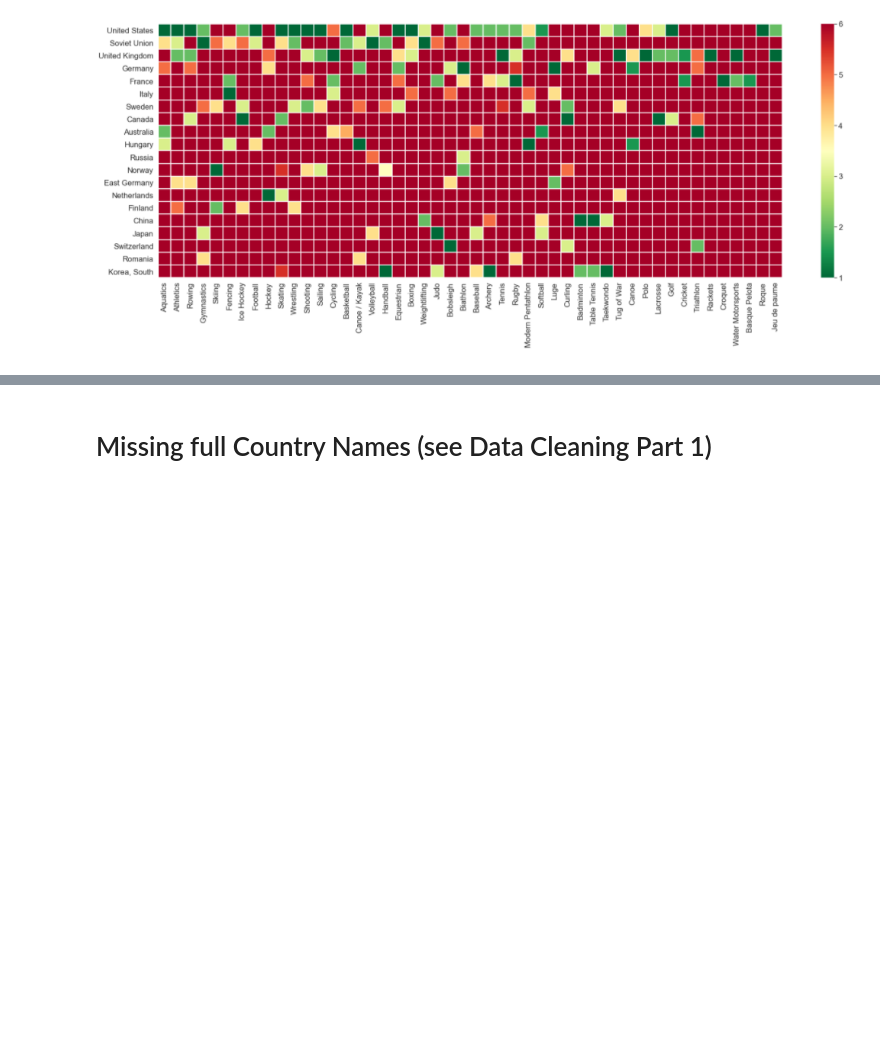
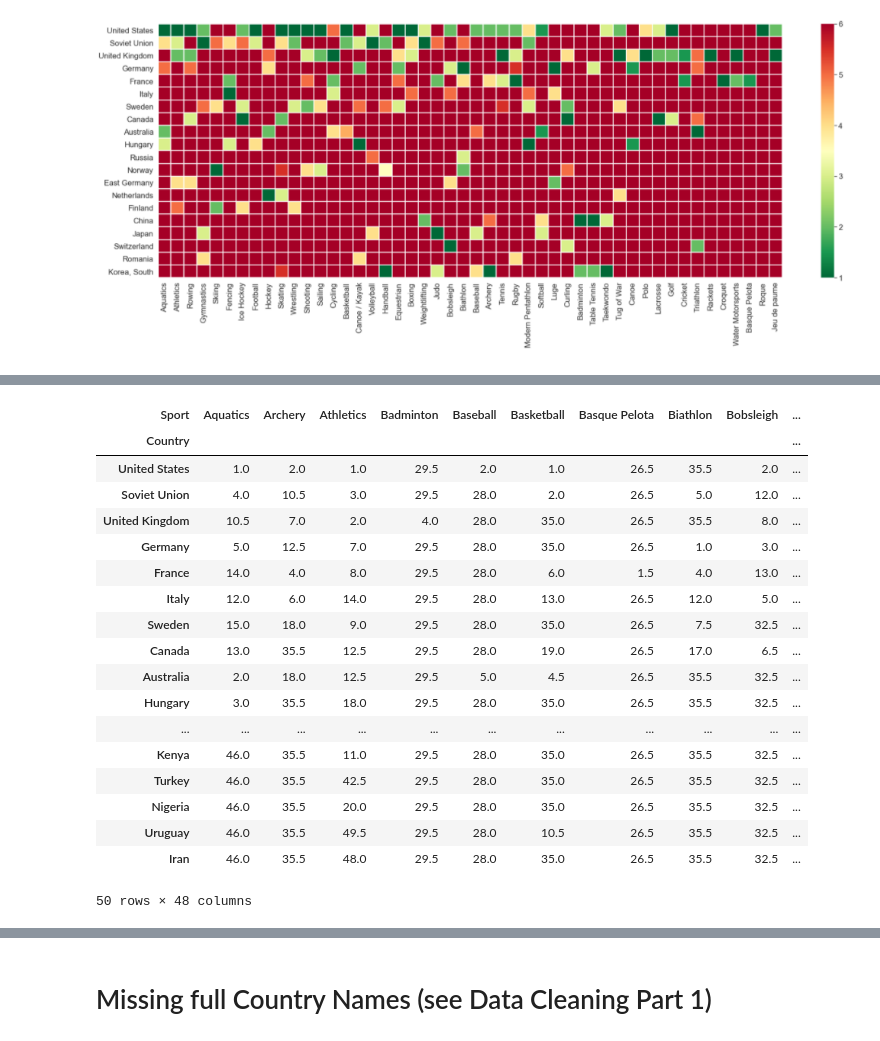
Before and after one commit to hamednasr/Explanatory-Data-Analysis, a Jupyter notebook: Explanatory_DataAnalysis_Challenge.ipynb, the cells around one changed output, grey strips where cells are left out. Cells and saved outputs as stored; diff of their text form; code cells hidden in the pictures; blank space fills up the shorter version.

```diff
--- a/Explanatory_DataAnalysis_Challenge.ipynb
+++ b/Explanatory_DataAnalysis_Challenge.ipynb
@@ -1023,0 +1072,24 @@ Identify traditional Sports / National Sports for e.g. UK and China!
+# %%
+count_sport = pd.crosstab(olympics_top50.Country,olympics_top50.Sport).rank(ascending=False).\
+reindex(olympics_pivot_50.index)
+count_sport
+# %% [output]
+| Sport | Aquatics | Archery | Athletics | Badminton | Baseball | Basketball | Basque Pelota | Biathlon | Bobsleigh | ... |
+| Country |  |  |  |  |  |  |  |  |  | ... |
+| United States | 1.0 | 2.0 | 1.0 | 29.5 | 2.0 | 1.0 | 26.5 | 35.5 | 2.0 | ... |
+| Soviet Union | 4.0 | 10.5 | 3.0 | 29.5 | 28.0 | 2.0 | 26.5 | 5.0 | 12.0 | ... |
+| United Kingdom | 10.5 | 7.0 | 2.0 | 4.0 | 28.0 | 35.0 | 26.5 | 35.5 | 8.0 | ... |
+| Germany | 5.0 | 12.5 | 7.0 | 29.5 | 28.0 | 35.0 | 26.5 | 1.0 | 3.0 | ... |
+| France | 14.0 | 4.0 | 8.0 | 29.5 | 28.0 | 6.0 | 1.5 | 4.0 | 13.0 | ... |
+| Italy | 12.0 | 6.0 | 14.0 | 29.5 | 28.0 | 13.0 | 26.5 | 12.0 | 5.0 | ... |
+| Sweden | 15.0 | 18.0 | 9.0 | 29.5 | 28.0 | 35.0 | 26.5 | 7.5 | 32.5 | ... |
+| Canada | 13.0 | 35.5 | 12.5 | 29.5 | 28.0 | 19.0 | 26.5 | 17.0 | 6.5 | ... |
+| Australia | 2.0 | 18.0 | 12.5 | 29.5 | 5.0 | 4.5 | 26.5 | 35.5 | 32.5 | ... |
+| Hungary | 3.0 | 35.5 | 18.0 | 29.5 | 28.0 | 35.0 | 26.5 | 35.5 | 32.5 | ... |
+| ... | ... | ... | ... | ... | ... | ... | ... | ... | ... | ... |
+| Kenya | 46.0 | 35.5 | 11.0 | 29.5 | 28.0 | 35.0 | 26.5 | 35.5 | 32.5 | ... |
+| Turkey | 46.0 | 35.5 | 42.5 | 29.5 | 28.0 | 35.0 | 26.5 | 35.5 | 32.5 | ... |
+| Nigeria | 46.0 | 35.5 | 20.0 | 29.5 | 28.0 | 35.0 | 26.5 | 35.5 | 32.5 | ... |
+| Uruguay | 46.0 | 35.5 | 49.5 | 29.5 | 28.0 | 10.5 | 26.5 | 35.5 | 32.5 | ... |
+| Iran | 46.0 | 35.5 | 48.0 | 29.5 | 28.0 | 35.0 | 26.5 | 35.5 | 32.5 | ... |
+50 rows × 48 columns
```
Also changed, not shown: parts of 4 cells of this notebook.
